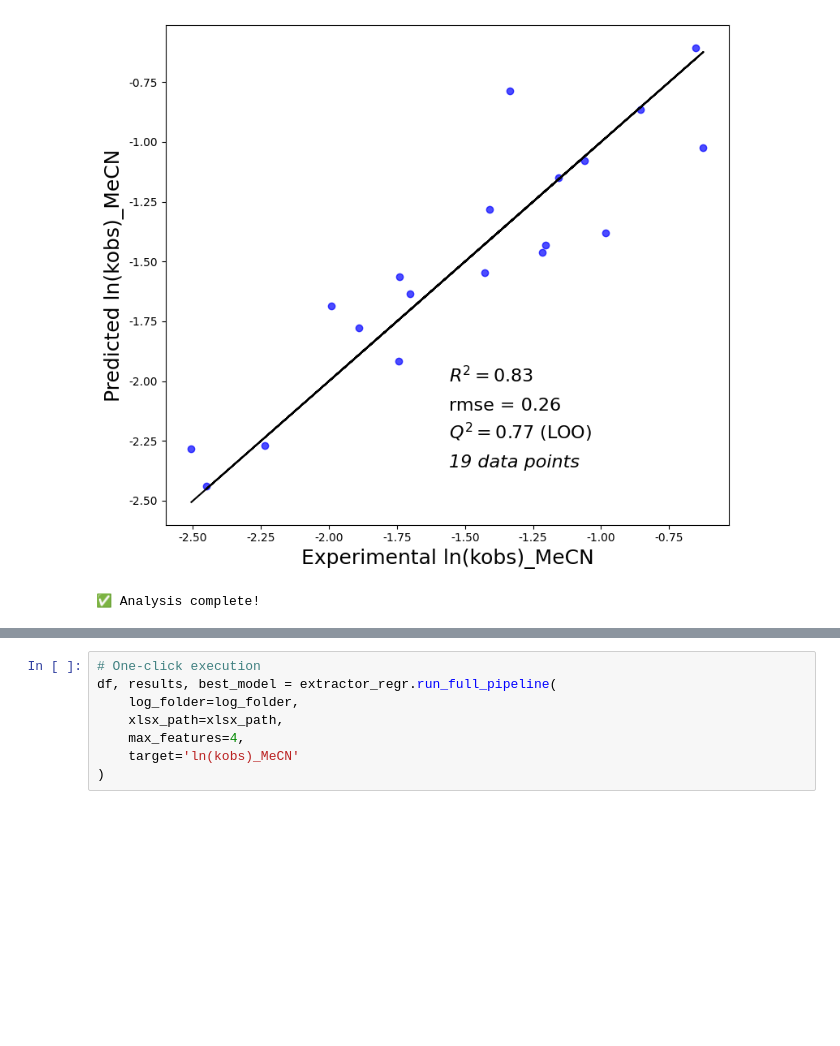
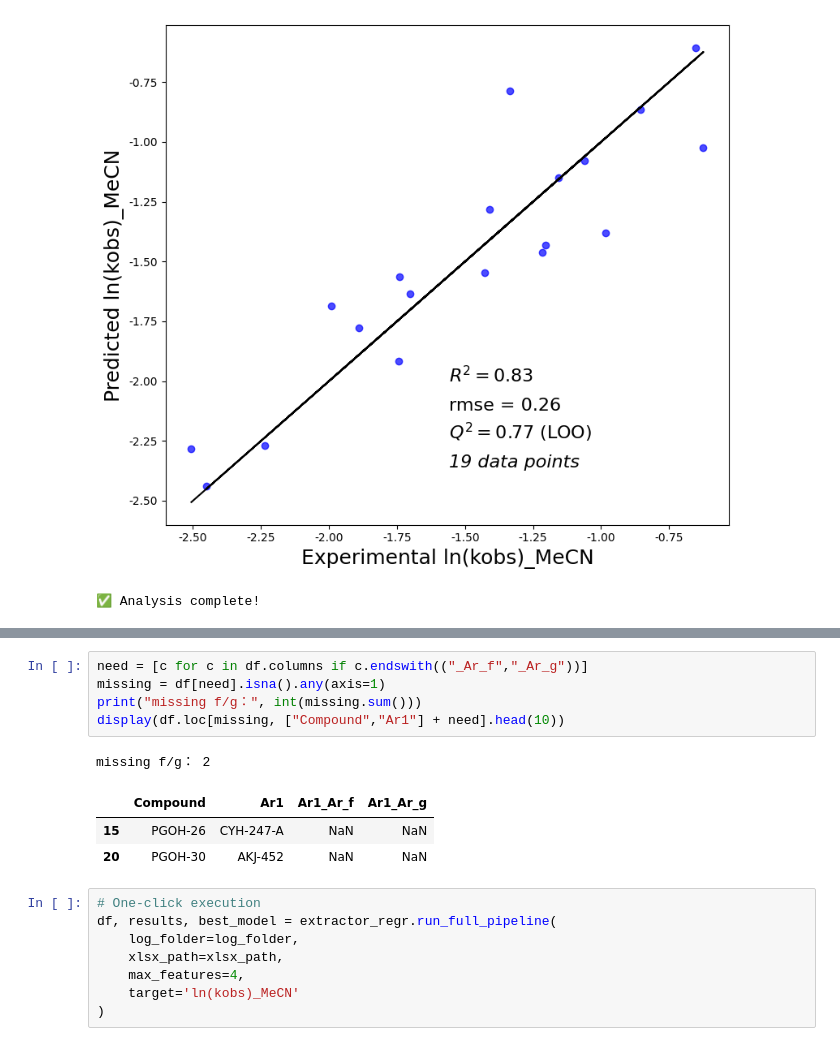
Before and after one commit to peculab/DFTDescriptorPipeline, a Jupyter notebook: examples/indigo_aryl_alkyl/indigo_aryl_alkyl.ipynb, the cells around one changed output, grey strips where cells are left out. Cells and saved outputs as stored; diff of their text form; blank space fills up the shorter version.

Commit message:
missing f/g

```diff
--- a/examples/indigo_aryl_alkyl/indigo_aryl_alkyl.ipynb
+++ b/examples/indigo_aryl_alkyl/indigo_aryl_alkyl.ipynb
@@ -92,3 +115,13 @@ Regression Formula: ln(kobs)_MeCN = -70.98(Ar1_Ar_NBO_=O) + -0.10(Ar1_Ar_dp) + -
+# %%
+need = [c for c in df.columns if c.endswith(("_Ar_f","_Ar_g"))]
+missing = df[need].isna().any(axis=1)
+print("missing f/g：", int(missing.sum()))
+display(df.loc[missing, ["Compound","Ar1"] + need].head(10))
+# %% [output]
+missing f/g： 2
+|  | Compound | Ar1 | Ar1_Ar_f | Ar1_Ar_g |
+| 15 | PGOH-26 | CYH-247-A | NaN | NaN |
+| 20 | PGOH-30 | AKJ-452 | NaN | NaN |
 # %%
 # One-click execution
 df, results, best_model = extractor_regr.run_full_pipeline(
```
Also changed, not shown: parts of 2 cells of this notebook.
